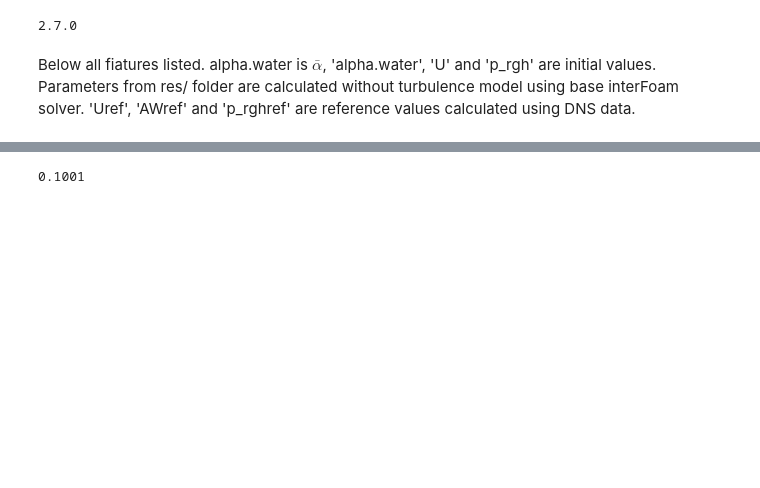
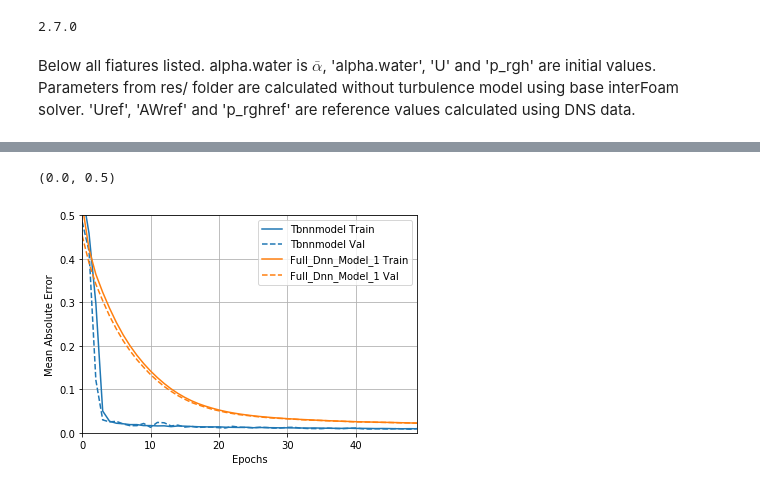
Before and after one commit to RomanovaDI/tbnnTurbulenceTraining, a Jupyter notebook: constantAngleSlopeDNS_U4e-1_A5_H1e-2_RANSsets/trainNN.ipynb, the cells around one changed output, grey strips where cells are left out. Saved outputs shown, nothing was run; the diff lists cells and outputs as text; code cells hidden in the pictures; blank space fills up the shorter version.

```diff
--- a/constantAngleSlopeDNS_U4e-1_A5_H1e-2_RANSsets/trainNN.ipynb
+++ b/constantAngleSlopeDNS_U4e-1_A5_H1e-2_RANSsets/trainNN.ipynb
@@ -393,5 +577,5 @@ def get_optimizer(lr_schedule=lr_schedule):
 # %%
-def compile_and_fit(model, name, optimizer=None, max_epochs=1000):
+def compile_and_fit(model, name, optimizer=None, max_epochs=1000, callbacks=None):
     if optimizer is None:
         optimizer = get_optimizer()
     model.compile(optimizer=optimizer,
@@ -407,5 +591,6 @@ def compile_and_fit(model, name, optimizer=None, max_epochs=1000):
         steps_per_epoch = STEPS_PER_EPOCH,
         epochs=max_epochs,
         validation_split=0.2,
-        verbose=1)
+        verbose=1,
+        callbacks=callbacks)
     return history
@@ -735,19 +935,7 @@ Wall time: 26.5 s
-# %%
-full_dnn_model_3_prediction_prepared = preparePrediction(full_dnn_model_3_prediction, testCenterData)
-writePrediction(full_dnn_model_3_prediction_prepared[['dU0', 'dU1', 'dU2']], 'vector', testCenterTSL, MLturbRANSfolder ,'dU')
-writePrediction(full_dnn_model_3_prediction_prepared[['dp']], 'scalar', testCenterTSL, MLturbRANSfolder ,'dp')
-writePrediction(full_dnn_model_3_prediction_prepared[['dAW']], 'scalar', testCenterTSL, MLturbRANSfolder ,'dAW')
-
-testKECenterDataPrepared = prepareInit(testKECenterData)
-writePrediction(testKECenterDataPrepared[['dU0', 'dU1', 'dU2']], 'vector', testCenterTSL, KEturbRANSfolder ,'dU')
-writePrediction(testKECenterDataPrepared[['dp']], 'scalar', testCenterTSL, KEturbRANSfolder ,'dp')
-writePrediction(testKECenterDataPrepared[['dAW']], 'scalar', testCenterTSL, KEturbRANSfolder ,'dAW')
-
-testKWCenterDataPrepared = prepareInit(testKWCenterData)
-writePrediction(testKWCenterDataPrepared[['dU0', 'dU1', 'dU2']], 'vector', testCenterTSL, KWturbRANSfolder ,'dU')
-writePrediction(testKWCenterDataPrepared[['dp']], 'scalar', testCenterTSL, KWturbRANSfolder ,'dp')
-writePrediction(testKWCenterDataPrepared[['dAW']], 'scalar', testCenterTSL, KWturbRANSfolder ,'dAW')
-
-print(testCenterTSL)
-# %% [output]
-0.1001
+# %%
+plotter = tfdocs.plots.HistoryPlotter(metric = 'mean_absolute_error')
+plotter.plot(histories)
+plt.ylim([0., 0.5])
+# %% [output]
+(0.0, 0.5)
+[figure, added]
```
Also changed, not shown: parts of 89 cells of this notebook.
